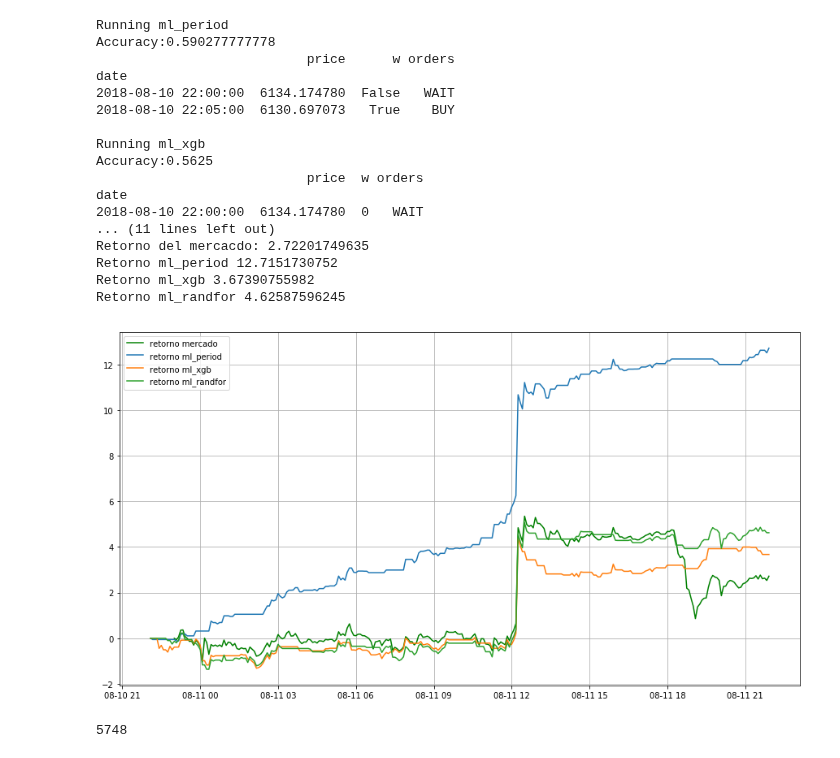
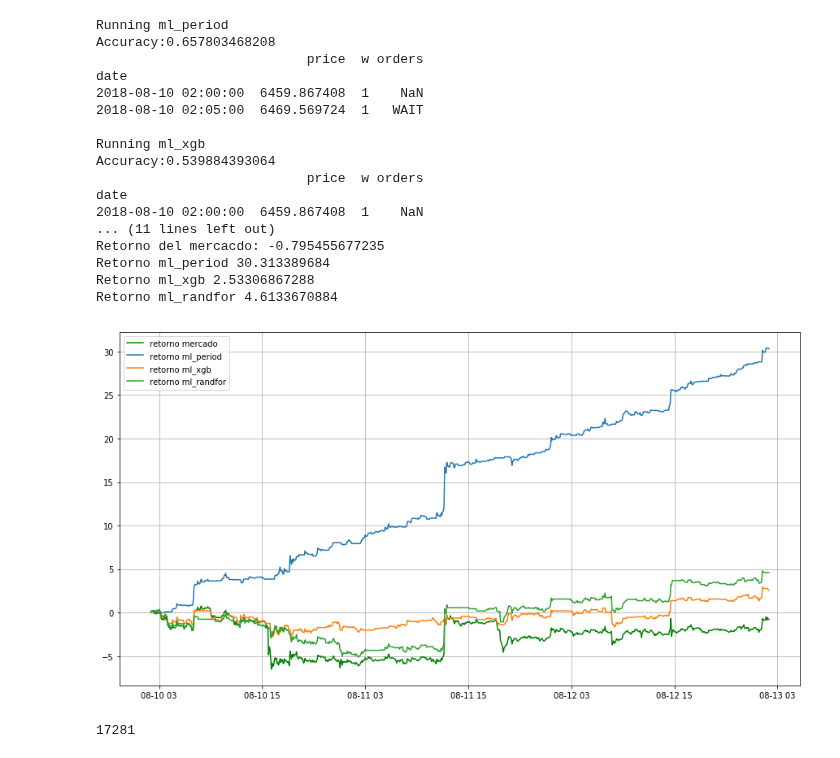
Before and after one commit to ADCryptoSolutions/adcb, a Jupyter notebook: ML_StrategiesTest.ipynb, the cells around one changed output. Drawn from its saved outputs; the diff is of its cells as text; code cells hidden in the pictures.

```diff
--- a/ML_StrategiesTest.ipynb
+++ b/ML_StrategiesTest.ipynb
@@ -11,8 +11,8 @@ plt.rcParams['figure.figsize'] = 15, 8
 pair="USDT_BTC"
 
 
-start=string2ts("2018-08-10 23:00:00")
-end=string2ts("2018-08-11 23:00:00")
+start=string2ts("2018-08-10 02:00:00")
+end=string2ts("2018-08-13 02:00:00")
 period=3600/12
 
 # trayendo y preparando datos
@@ -41,49 +41,52 @@ strategies = [ "ml_period", "ml_xgb", "ml_randfor"]
 
 list_profit = []
 list_v = []
+ws = []
+
 
 for strategy in strategies:
 
     print "\nRunning",strategy
     w, t = run_strategy(strategy, df12, pair, True, per)
     relativeReturn,v = profit(w)
 
+    ws.append(w)
     list_profit.append(relativeReturn)
     list_v.append(v)
 
 
 print "\n\t%s\n"%pair
 print 'Retorno del mercacdo: %s'%(marketRet)
 for i, strategy in enumerate(strategies):
     print "Retorno", strategy, list_profit[i]*100
 
 plt.plot(df.index[:],cum_return1*100,'g', label='retorno mercado')
 for i, strategy in enumerate(strategies):
 
     plt.plot(df12.index[int(len(df12)*per):],list_v[i]*100,label='retorno '+strategy)
 
 plt.legend(loc='best')
 plt.grid()
 # %% [output]
 Running ml_period
-Accuracy:0.590277777778
-                           price      w orders
+Accuracy:0.657803468208
+                           price  w orders
 date
-2018-08-10 22:00:00  6134.174780  False   WAIT
-2018-08-10 22:05:00  6130.697073   True    BUY
+2018-08-10 02:00:00  6459.867408  1    NaN
+2018-08-10 02:05:00  6469.569724  1   WAIT
 
 Running ml_xgb
-Accuracy:0.5625
+Accuracy:0.539884393064
                            price  w orders
 date
-2018-08-10 22:00:00  6134.174780  0   WAIT
+2018-08-10 02:00:00  6459.867408  1    NaN
 ... (11 lines left out)
-Retorno del mercacdo: 2.72201749635
-Retorno ml_period 12.7151730752
-Retorno ml_xgb 3.67390755982
-Retorno ml_randfor 4.62587596245
+Retorno del mercacdo: -0.795455677235
+Retorno ml_period 30.313389684
+Retorno ml_xgb 2.53306867288
+Retorno ml_randfor 4.6133670884
-[figure, old version]
+[figure, new version]
 # %%
 len(df12)
 # %% [output]
-5748
+17281
```
Also changed, not shown: parts of 1 cell of this notebook, 4 other files.
